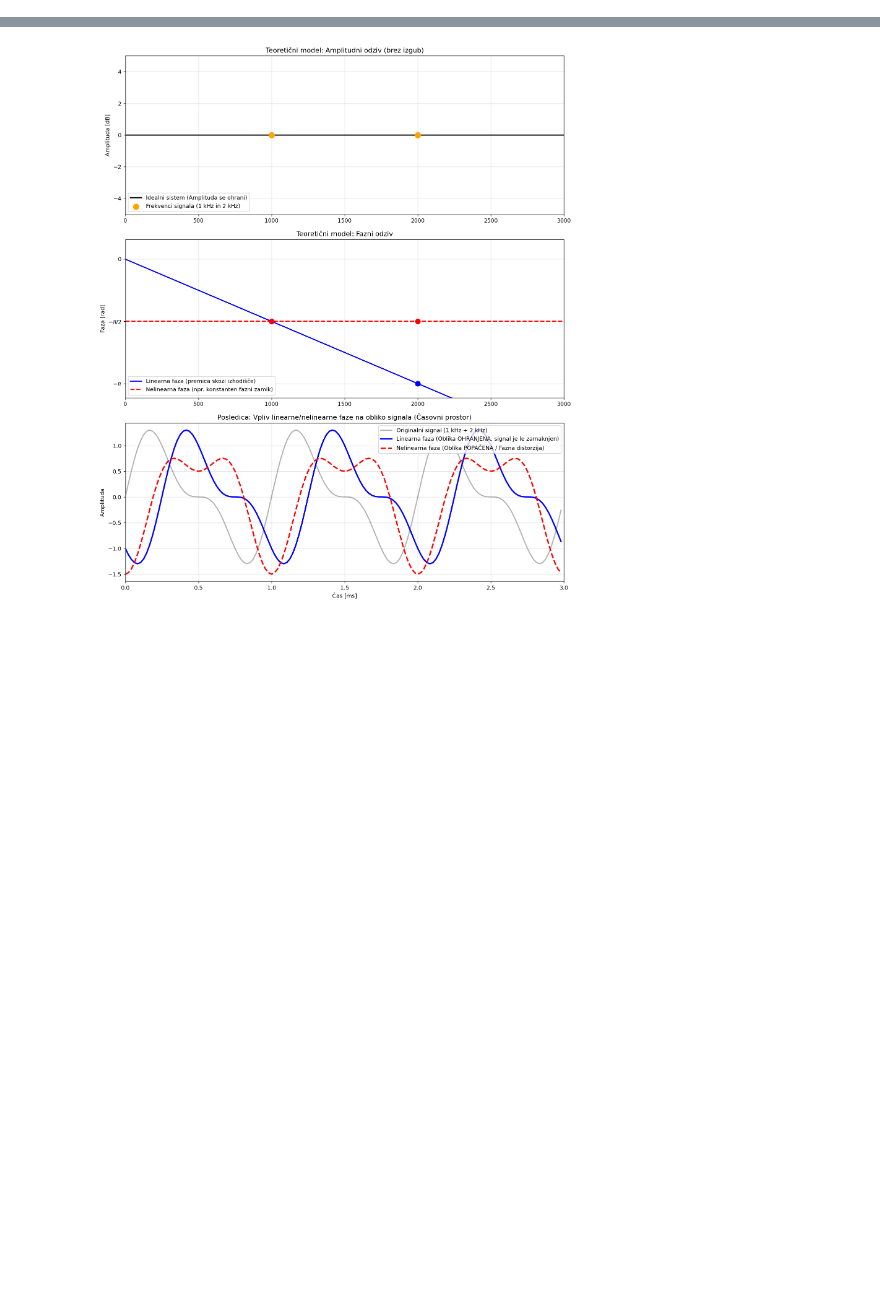
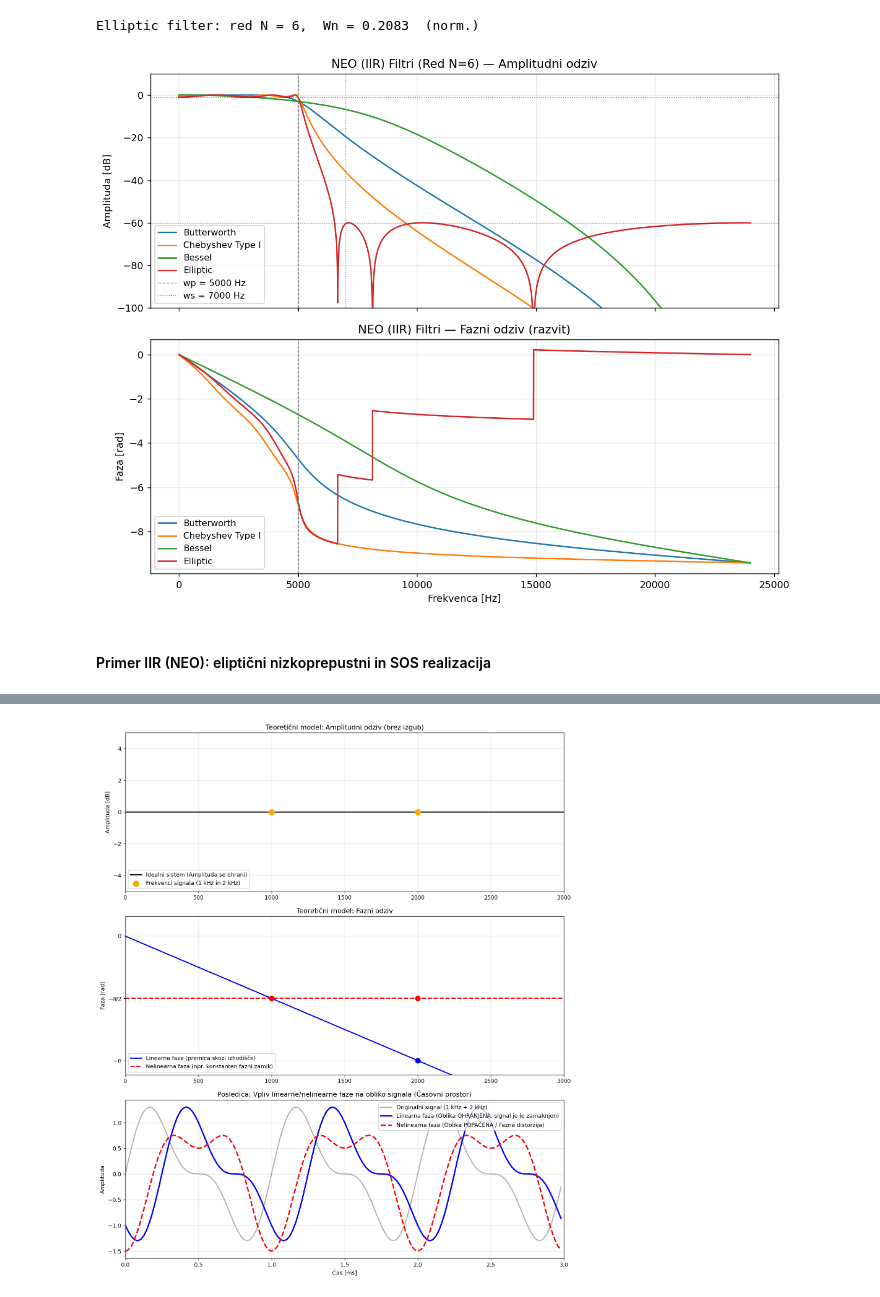
Before and after one commit to LAPSyLAB/DSP_Python_notes_and_examples, a Jupyter notebook: Predavanja/06_Digitalni_filtri_FIR_IIR/06_Digitalni_filtri_FIR_IIR.ipynb, the cells around one changed output, grey strips where cells are left out. Drawn from its saved outputs; the diff is of its cells as text; code cells hidden in the pictures; blank space fills up the shorter version.

```diff
--- a/Predavanja/06_Digitalni_filtri_FIR_IIR/06_Digitalni_filtri_FIR_IIR.ipynb
+++ b/Predavanja/06_Digitalni_filtri_FIR_IIR/06_Digitalni_filtri_FIR_IIR.ipynb
@@ -164,0 +77,66 @@ plt.show()
+# %%
+# NEO (IIR) Filtri - Amplitudni in fazni odziv
+
+fs = 48000
+wp = 5000
+ws = 7000
+gpass = 1
+gstop = 60
+
+# Normalize to Nyquist fraction (0–1) — avoids the double-division bug
+# that occurs when mixing fs= in ellipord + ellip across scipy versions
+nyq = fs / 2
+wp_n = wp / nyq  # ≈ 0.208  (for fs=48 kHz)
+ws_n = ws / nyq  # ≈ 0.292
+
+N_iir, Wn_iir = signal.ellipord(wp_n, ws_n, gpass, gstop)
+print(f"Elliptic filter: red N = {N_iir},  Wn = {Wn_iir:.4f}  (norm.)")
+
+# All design calls use normalized Wn — no fs= argument needed here
+sos_ellip = signal.ellip(N_iir, gpass, gstop, Wn_iir, btype='low', output='sos')
+sos_butter = signal.butter(N_iir, wp_n, btype='low', output='sos')
+sos_cheby = signal.cheby1(N_iir, gpass, wp_n, btype='low', output='sos')
+sos_bessel = signal.bessel(N_iir, wp_n, btype='low', output='sos', norm='mag')
+
+# fs= is correct here: converts normalized ω axis back to Hz for plotting
+w_e, h_ellip = signal.sosfreqz(sos_ellip, worN=4096, fs=fs)
+w_b, h_butter = signal.sosfreqz(sos_butter, worN=4096, fs=fs)
+w_c, h_cheby = signal.sosfreqz(sos_cheby, worN=4096, fs=fs)
+w_bes, h_bessel = signal.sosfreqz(sos_bessel, worN=4096, fs=fs)
+
+fig, (ax1, ax2) = plt.subplots(2, 1, figsize=(10, 8), sharex=True)
+
+# Amplitudni odziv
+ax1.plot(w_b, 20 * np.log10(np.maximum(np.abs(h_butter), 1e-12)), label='Butterworth')
+ax1.plot(w_c, 20 * np.log10(np.maximum(np.abs(h_cheby), 1e-12)), label='Chebyshev Type I')
+ax1.plot(w_bes, 20 * np.log10(np.maximum(np.abs(h_bessel), 1e-12)), label='Bessel')
+ax1.plot(w_e, 20 * np.log10(np.maximum(np.abs(h_ellip), 1e-12)), label='Elliptic')
+ax1.axvline(wp, color='gray', linestyle='--', lw=0.8, label=f'wp = {wp} Hz')
+ax1.axvline(ws, color='gray', linestyle=':', lw=0.8, label=f'ws = {ws} Hz')
+ax1.axhline(-gpass, color='k', linestyle=':', lw=0.7, alpha=0.5)
+ax1.axhline(-gstop, color='k', linestyle=':', lw=0.7, alpha=0.5)
+ax1.set_title(f'NEO (IIR) Filtri (Red N={N_iir}) — Amplitudni odziv')
+ax1.set_ylabel('Amplituda [dB]')
+ax1.set_ylim([-100, 10])
+ax1.grid(True, alpha=0.3)
+ax1.legend(fontsize=9)
+
+# Fazni odziv
+ax2.plot(w_b, np.unwrap(np.angle(h_butter)), label='Butterworth')
+ax2.plot(w_c, np.unwrap(np.angle(h_cheby)), label='Chebyshev Type I')
+ax2.plot(w_bes, np.unwrap(np.angle(h_bessel)), label='Bessel')
+ax2.plot(w_e, np.unwrap(np.angle(h_ellip)), label='Elliptic')
+ax2.axvline(wp, color='gray', linestyle='--', lw=0.8)
+ax2.set_title('NEO (IIR) Filtri — Fazni odziv (razvit)')
+ax2.set_xlabel('Frekvenca [Hz]')
+ax2.set_ylabel('Faza [rad]')
+ax2.grid(True, alpha=0.3)
+ax2.legend(fontsize=9)
+
+plt.tight_layout()
+plt.show()
+# %% [output]
+Elliptic filter: red N = 6,  Wn = 0.2083  (norm.)
+[figure, added]
+# %% [markdown]
+#### Primer IIR (NEO): eliptični nizkoprepustni in SOS realizacija
```
Also changed, not shown: parts of 34 cells of this notebook.
